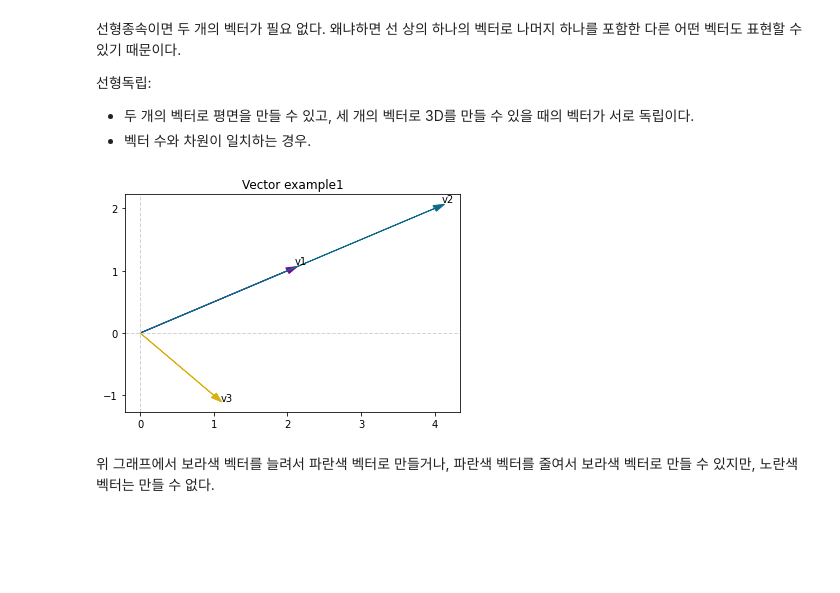
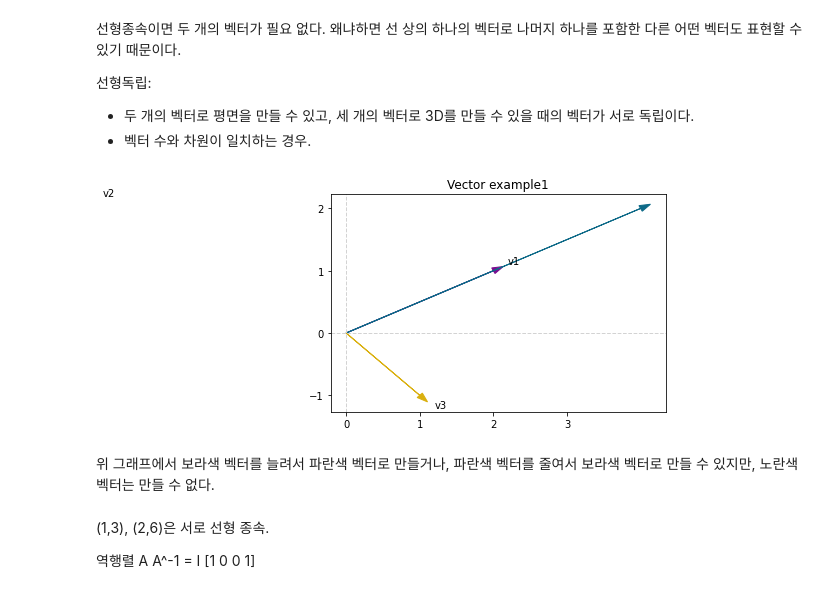
Before and after one commit to Ryu4824/code-states, a Jupyter notebook: Sprint3_Mini_Project_(10조).ipynb, the cells around one changed output. Saved outputs shown, nothing was run; the diff lists cells and outputs as text; code cells hidden in the pictures; blank space fills up the shorter version.

```diff
--- a/Sprint3_Mini_Project_(10조).ipynb
+++ b/Sprint3_Mini_Project_(10조).ipynb
@@ -263,22 +275,28 @@ np.dot / np.matmul: 브로드캐스팅이 가능. array 형태이면 알아서
 # %%
 v1 = [2, 1]
 v2 = [4, 2]
 v3 = [1, -1]
 
-plt.xticks(np.arange(-4, 5))
+plt.xticks(np.arange(-4, 4))
 plt.yticks(np.arange(-2, 4))
 
 plt.axhline(0, 0, 1, color='lightgray', linestyle='--', linewidth=1)
 plt.axvline(0, 0, 1, color='lightgray', linestyle='--', linewidth=1)
 plt.arrow(0, 0, v1[0], v1[1], head_width=0.1, color='#790D90')
-plt.text(2.1, 1.1, 'v1')
+plt.text(2.2, 1.1, 'v1')
 plt.arrow(0, 0, v2[0], v2[1], head_width=0.1, color='#0E6A88')
-plt.text(4.1, 2.1, 'v2')
+plt.text(-3.3, 2.2, 'v2')
 plt.arrow(0, 0, v3[0], v3[1], head_width=0.1, color='#DAB00F')
-plt.text(1.1, -1.1, 'v3')
+plt.text(1.2, -1.2, 'v3')
 plt.title('Vector example1')
 plt.show()
 # %% [output]
-[figure, old version]
+[figure, new version]
 # %% [markdown]
 위 그래프에서 보라색 벡터를 늘려서 파란색 벡터로 만들거나, 파란색 벡터를 줄여서 보라색 벡터로 만들 수 있지만, 노란색 벡터는 만들 수 없다.
+# %% [markdown]
+(1,3), (2,6)은 서로 선형 종속.
+
+역행렬 A A^-1 = I
+[1 0
+ 0 1]
```
Also changed, not shown: parts of 12 cells of this notebook.
